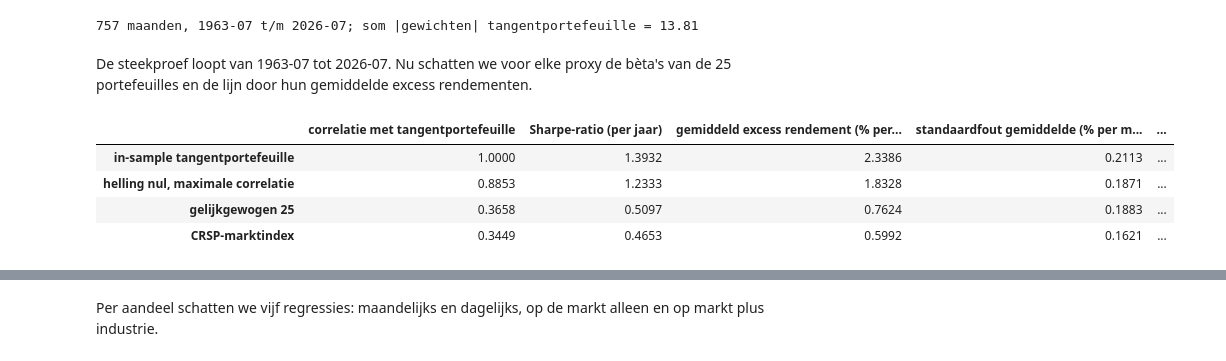
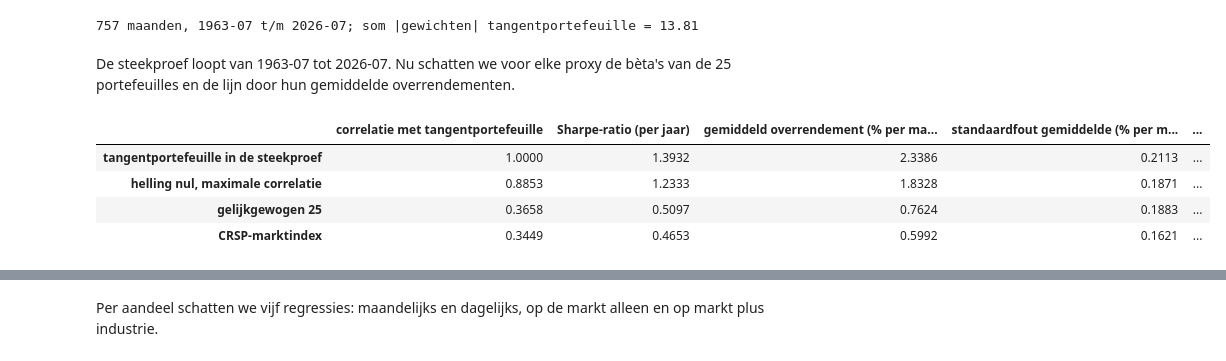
Before and after one commit to MaartenN14/history-asset-pricing, a Jupyter notebook: lectures/03_14_roll.ipynb, the cells around one changed output, grey strips where cells are left out. Drawn from its saved outputs; the diff is of its cells as text; code cells hidden in the pictures.

```diff
--- a/lectures/03_14_roll.ipynb
+++ b/lectures/03_14_roll.ipynb
@@ -841,39 +862,39 @@ c_hat = (d_hat @ Sigma_hat @ w_tan) / (d_hat @ Sigma_hat @ d_hat)
 w_zero = w_tan - c_hat * d_hat
 
 proxies = {
-    "in-sample tangentportefeuille": ff25 @ w_tan,
+    "tangentportefeuille in de steekproef": ff25 @ w_tan,
     "helling nul, maximale correlatie": ff25 @ w_zero,
     "gelijkgewogen 25": ff25.mean(axis=1),
     "CRSP-marktindex": mkt_excess,
 }
-tangent = proxies["in-sample tangentportefeuille"]
+tangent = proxies["tangentportefeuille in de steekproef"]
 print(f"{len(ff25)} maanden, {ff25.index[0]:%Y-%m} t/m {ff25.index[-1]:%Y-%m}; "
       f"som |gewichten| tangentportefeuille = {np.abs(w_tan).sum():.2f}")
 # %% [output]
 757 maanden, 1963-07 t/m 2026-07; som |gewichten| tangentportefeuille = 13.81
 # %% [markdown]
 De steekproef loopt van 1963-07 tot 2026-07. Nu schatten we voor elke proxy de
-bèta's van de 25 portefeuilles en de lijn door hun gemiddelde excess rendementen.
+bèta's van de 25 portefeuilles en de lijn door hun gemiddelde overrendementen.
 # %%
 tautology, fitted = {}, {}
 for name, proxy in proxies.items():
     betas = ff25.apply(lambda col: col.cov(proxy) / proxy.var())
     intercept, slope, resid, r2 = sml_fit(betas.to_numpy(), mu_hat)
     fitted[name] = (betas, intercept, slope)
     tautology[name] = {
         "correlatie met tangentportefeuille": proxy.corr(tangent),
         "Sharpe-ratio (per jaar)": np.sqrt(12) * proxy.mean() / proxy.std(),
-        "gemiddeld excess rendement (% per maand)": 100 * proxy.mean(),
+        "gemiddeld overrendement (% per maand)": 100 * proxy.mean(),
         "standaardfout gemiddelde (% per maand)": 100 * proxy.std() / np.sqrt(len(proxy)),
         "intercept (% per maand)": 100 * intercept,
         "helling (% per maand)": 100 * slope,
         "grootste |residu| (% per maand)": 100 * np.abs(resid).max(),
-        "R2": r2,
+        "R²": r2,
     }
 pd.DataFrame(tautology).T.round(4)
 # %% [output]
-|  | correlatie met tangentportefeuille | Sharpe-ratio (per jaar) | gemiddeld excess rendement (% per... | standaardfout gemiddelde (% per m... | ... |
-| in-sample tangentportefeuille | 1.0000 | 1.3932 | 2.3386 | 0.2113 | ... |
+|  | correlatie met tangentportefeuille | Sharpe-ratio (per jaar) | gemiddeld overrendement (% per ma... | standaardfout gemiddelde (% per m... | ... |
+| tangentportefeuille in de steekproef | 1.0000 | 1.3932 | 2.3386 | 0.2113 | ... |
 | helling nul, maximale correlatie | 0.8853 | 1.2333 | 1.8328 | 0.1871 | ... |
 | gelijkgewogen 25 | 0.3658 | 0.5097 | 0.7624 | 0.1883 | ... |
 | CRSP-marktindex | 0.3449 | 0.4653 | 0.5992 | 0.1621 | ... |
```
Also changed, not shown: parts of 25 cells of this notebook, 4 other files.
